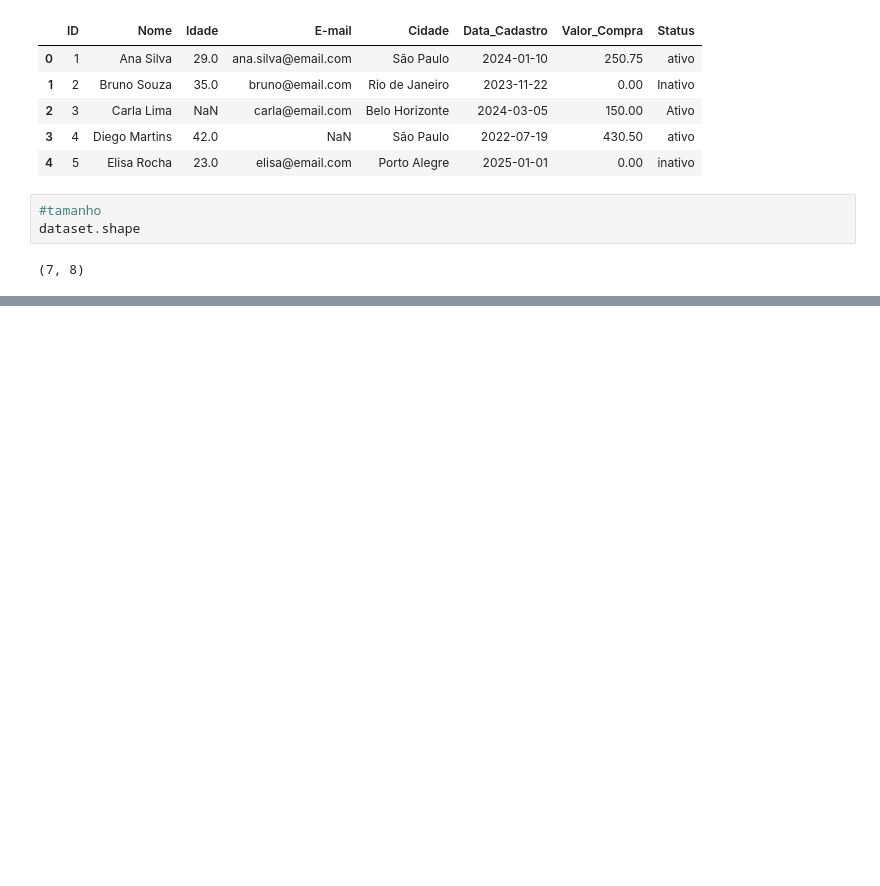
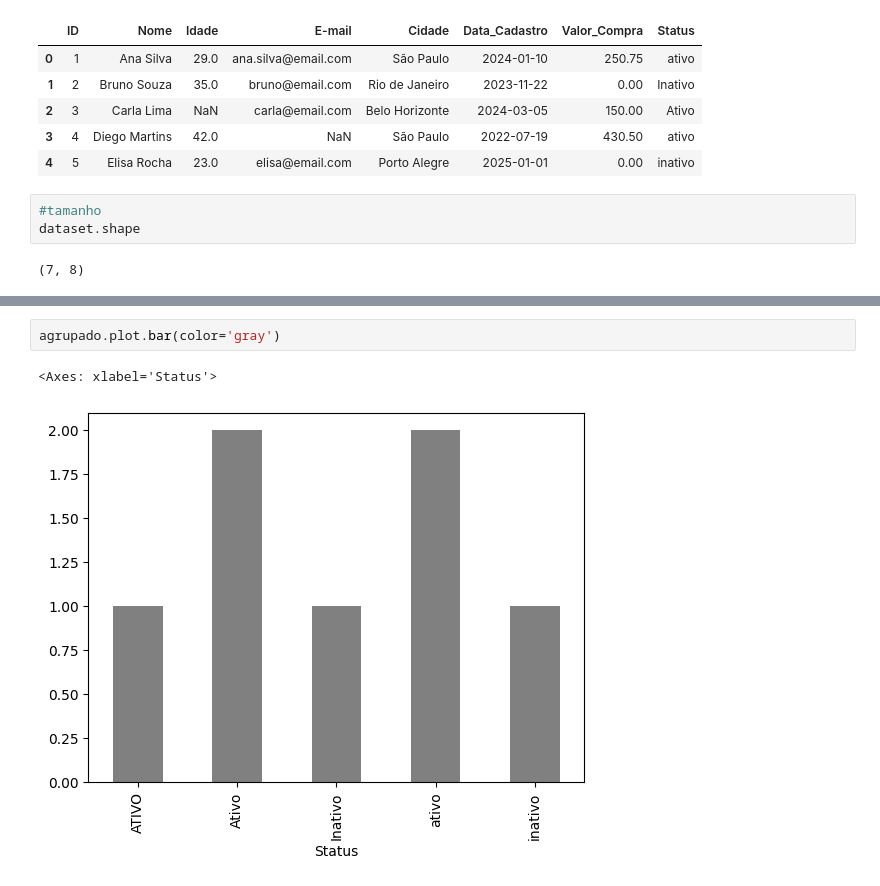
Before and after one commit to VitoriaN27/Python, a Jupyter notebook: limpezadedados.ipynb, the cells around one changed output, grey strips where cells are left out. Drawn from its saved outputs; the diff is of its cells as text; blank space fills up the shorter version.

```diff
--- a/limpezadedados.ipynb
+++ b/limpezadedados.ipynb
@@ -30,0 +54,5 @@ KeyError: 'status'
+# %%
+agrupado.plot.bar(color='gray')
+# %% [output]
+<Axes: xlabel='Status'>
+[figure, added]
```
Also changed, not shown: parts of 4 cells of this notebook.
